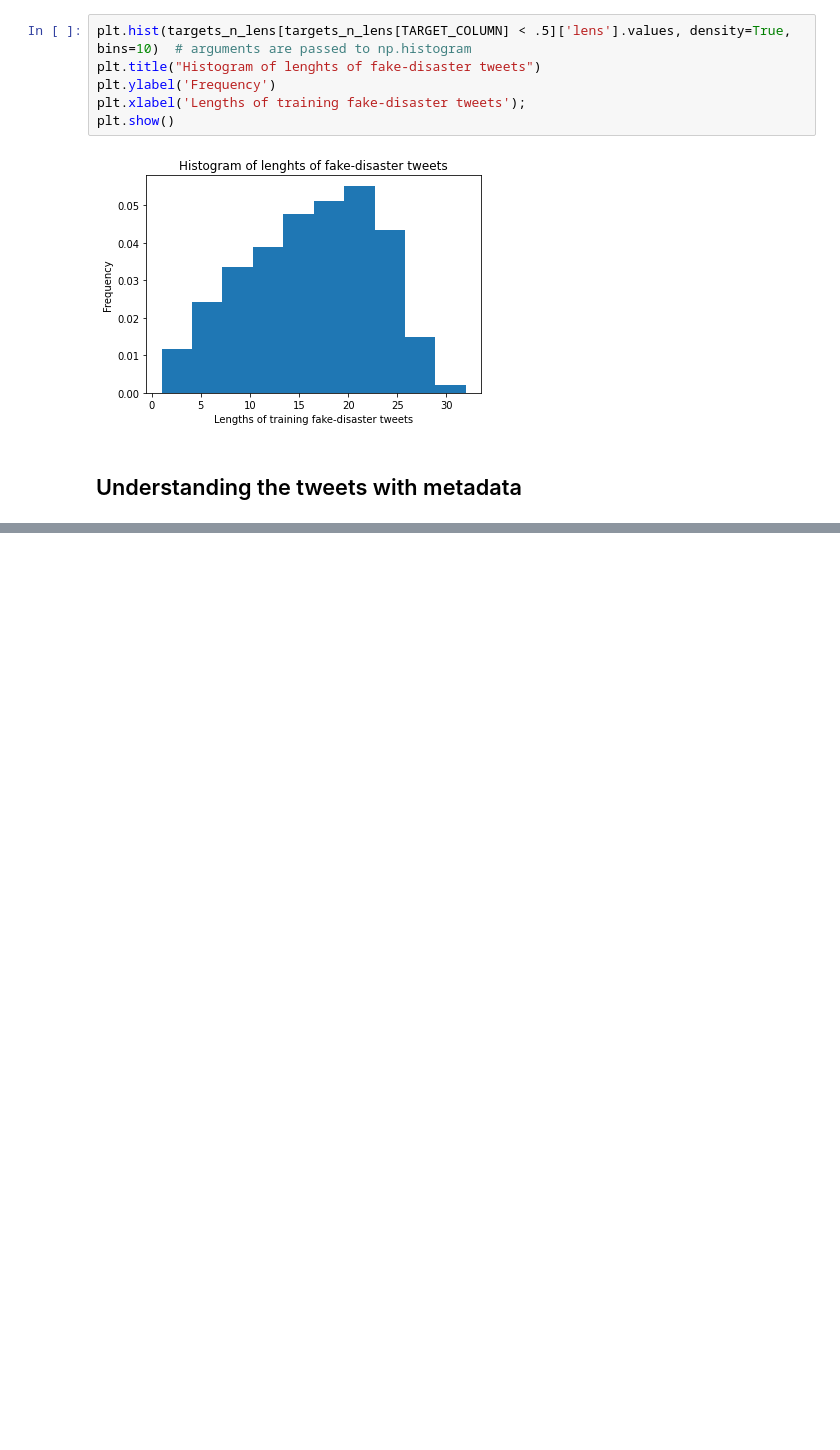
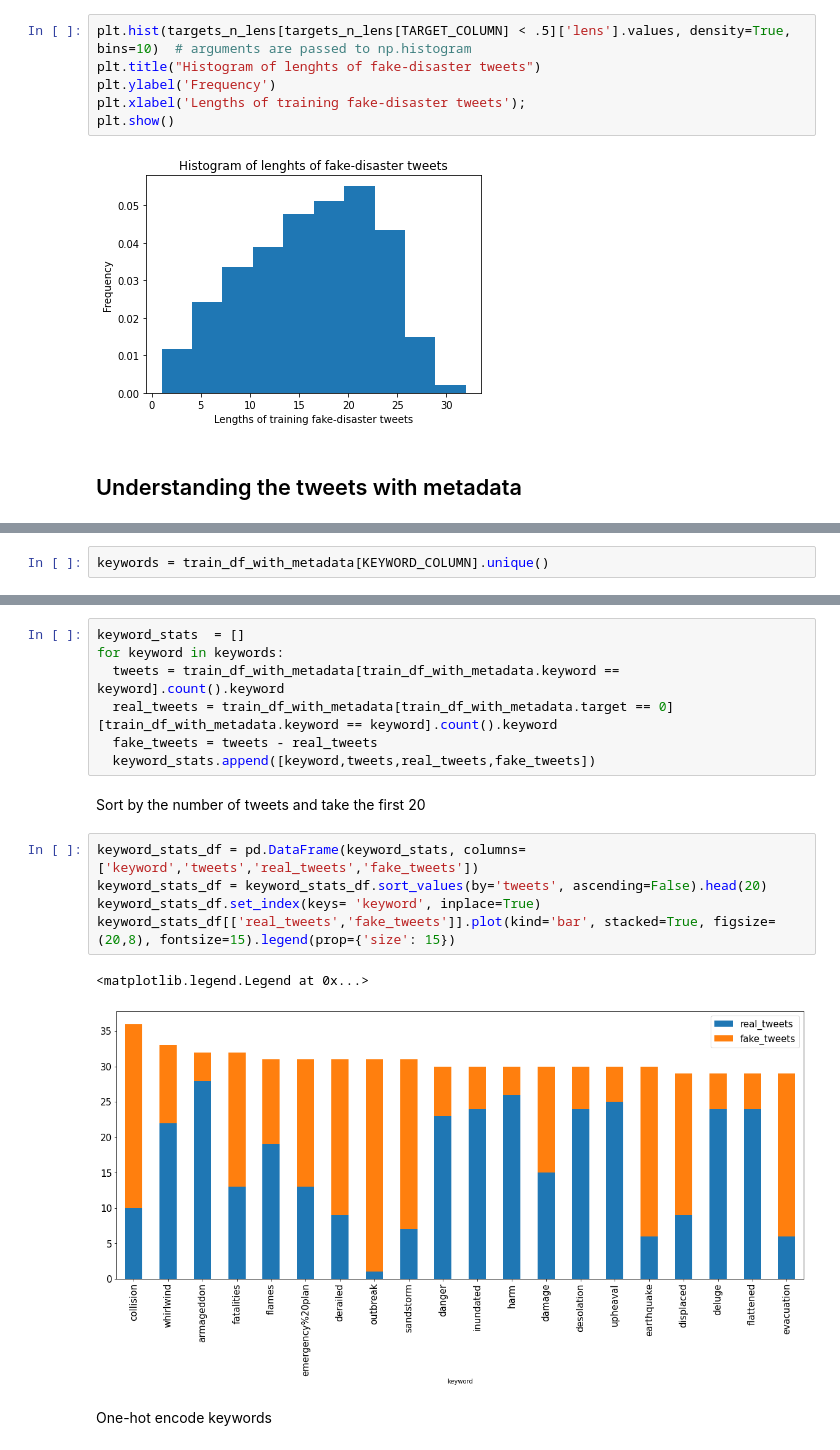
Before and after one commit to CoGian/NLP-with-Disaster-Tweets, a Jupyter notebook: EDA_and_Text_Preprocessing.ipynb, the cells around one changed output, grey strips where cells are left out. Saved outputs shown, nothing was run; the diff lists cells and outputs as text; blank space fills up the shorter version.

```diff
--- a/EDA_and_Text_Preprocessing.ipynb
+++ b/EDA_and_Text_Preprocessing.ipynb
@@ -177,0 +167,2 @@ drive  sample_data
+# %%
+keywords = train_df_with_metadata[KEYWORD_COLUMN].unique()
@@ -177,0 +171,19 @@ drive  sample_data
+# %%
+keyword_stats  = []
+for keyword in keywords:
+  tweets = train_df_with_metadata[train_df_with_metadata.keyword == keyword].count().keyword
+  real_tweets = train_df_with_metadata[train_df_with_metadata.target == 0][train_df_with_metadata.keyword == keyword].count().keyword
+  fake_tweets = tweets - real_tweets
+  keyword_stats.append([keyword,tweets,real_tweets,fake_tweets])
+# %% [markdown]
+Sort by the number of tweets and take the first 20
+# %%
+keyword_stats_df = pd.DataFrame(keyword_stats, columns=['keyword','tweets','real_tweets','fake_tweets'])
+keyword_stats_df = keyword_stats_df.sort_values(by='tweets', ascending=False).head(20)
+keyword_stats_df.set_index(keys= 'keyword', inplace=True)
+keyword_stats_df[['real_tweets','fake_tweets']].plot(kind='bar', stacked=True, figsize=(20,8), fontsize=15).legend(prop={'size': 15})
+# %% [output]
+<matplotlib.legend.Legend at 0x...>
+[figure, added]
+# %% [markdown]
+One-hot encode keywords
```
Also changed, not shown: parts of 60 cells of this notebook.
